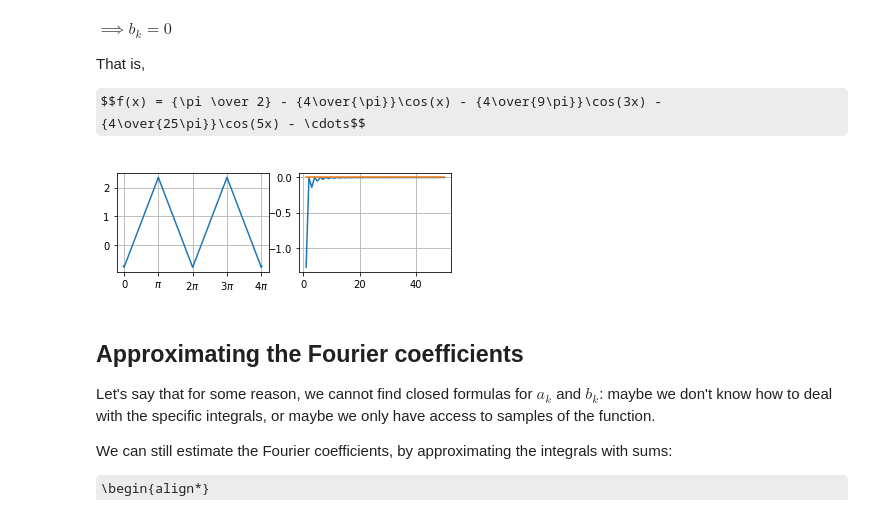
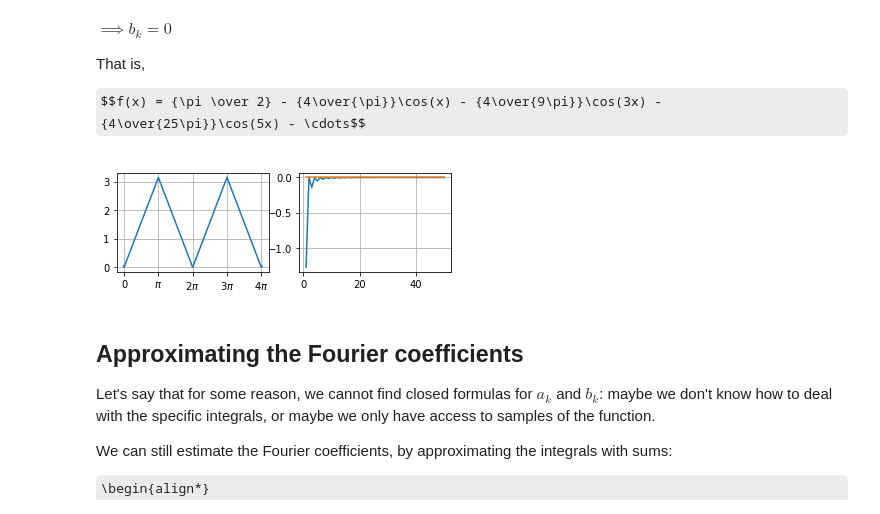
Before and after one commit to n3times/jupyter, a Jupyter notebook: Fourier Series.ipynb, the cells around one changed output. Cells and saved outputs as stored; diff of their text form; code cells hidden in the pictures; some formulas as TeX source.

```diff
--- a/Fourier Series.ipynb
+++ b/Fourier Series.ipynb
@@ -202,15 +202,15 @@ $$f(x) = {\pi \over 2} - {4\over{\pi}}\cos(x) - {4\over{9\pi}}\cos(3x) - {4\over
 # %%
 def triangle_fourier_coefficients(i):
     a, b = 0, 0
     if i == 0:
-        a = pi/2
+        a = pi
     if i%2 == 1:
         a = -4/(pi*i*i)
     return a, b
 
 draw_fourier(triangle_fourier_coefficients)
 # %% [output]
-[figure, old version]
+[figure, new version]
 # %% [markdown]
 ## Approximating the Fourier coefficients
 
```
Also changed, not shown: parts of 6 cells of this notebook.
